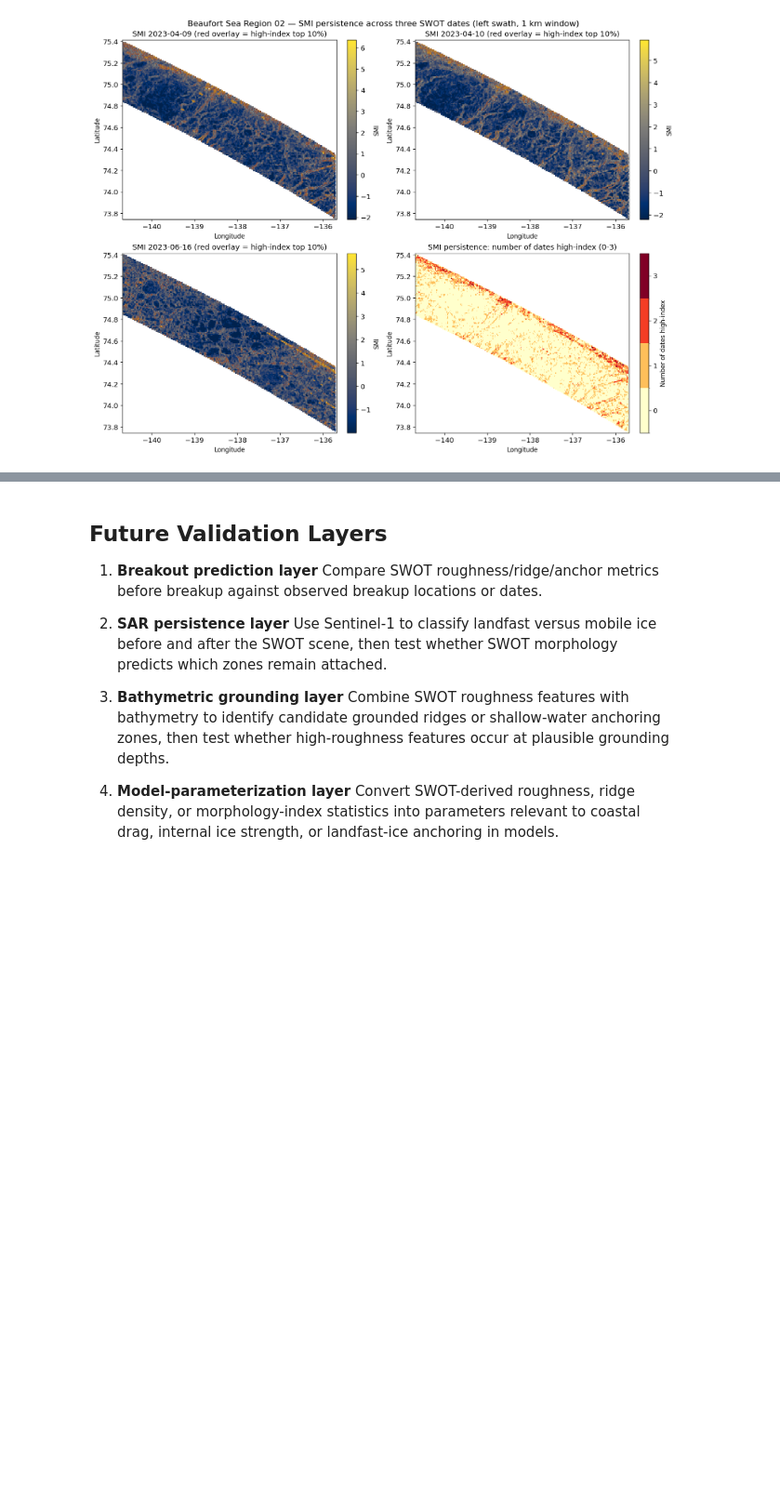
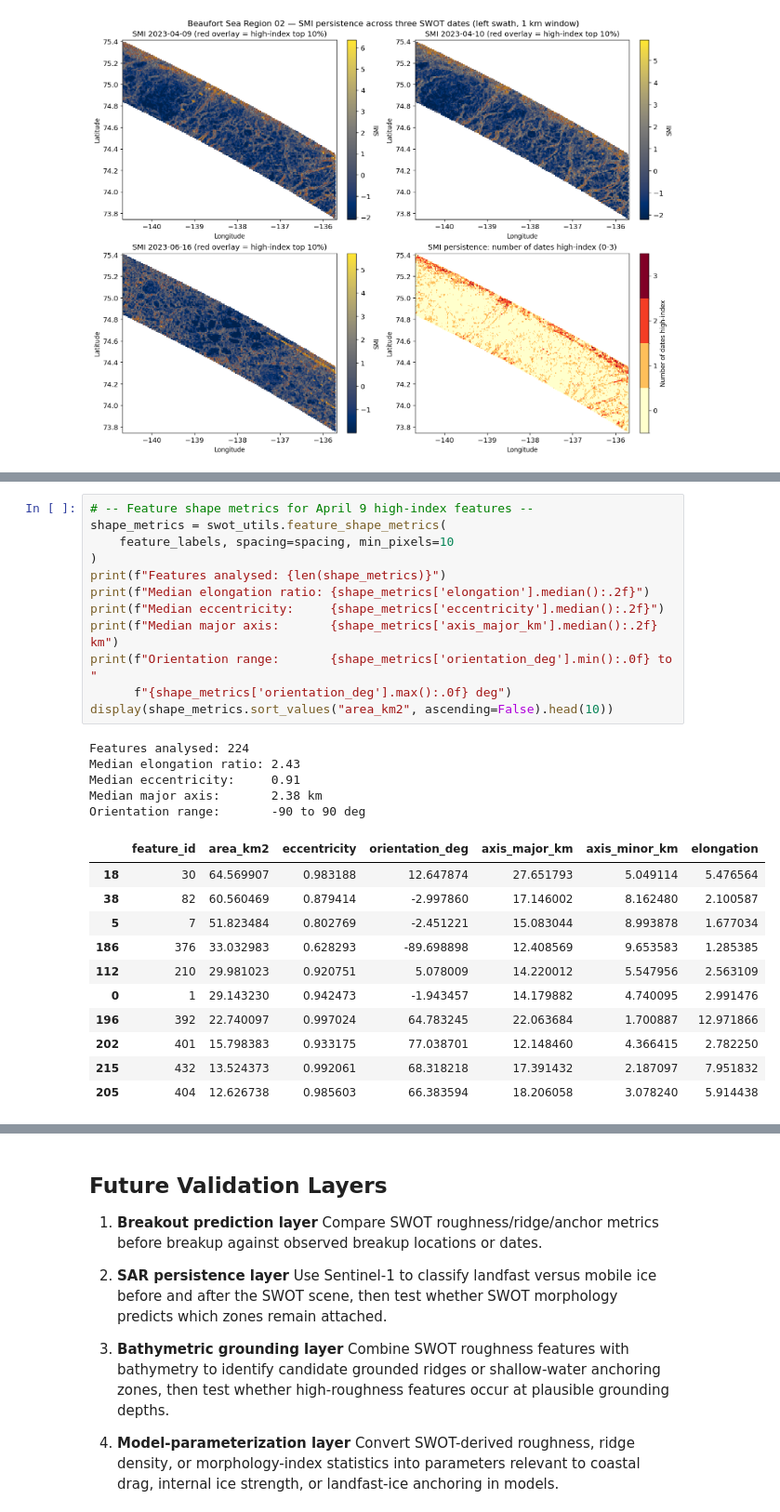
Before and after one commit to amstringer0303/swot_landfast_morphology_probe, a Jupyter notebook: swot_landfast_morphology_probe.ipynb, the cells around one changed output, grey strips where cells are left out. Shown at 93% size. Saved outputs shown, nothing was run; the diff lists cells and outputs as text; blank space fills up the shorter version.

```diff
--- a/swot_landfast_morphology_probe.ipynb
+++ b/swot_landfast_morphology_probe.ipynb
@@ -742,0 +998,29 @@ WindowsPath('figures/smi_persistence_region02_left.png')
+# %%
+# -- Feature shape metrics for April 9 high-index features --
+shape_metrics = swot_utils.feature_shape_metrics(
+    feature_labels, spacing=spacing, min_pixels=10
+)
+print(f"Features analysed: {len(shape_metrics)}")
+print(f"Median elongation ratio: {shape_metrics['elongation'].median():.2f}")
+print(f"Median eccentricity:     {shape_metrics['eccentricity'].median():.2f}")
+print(f"Median major axis:       {shape_metrics['axis_major_km'].median():.2f} km")
+print(f"Orientation range:       {shape_metrics['orientation_deg'].min():.0f} to "
+      f"{shape_metrics['orientation_deg'].max():.0f} deg")
+display(shape_metrics.sort_values("area_km2", ascending=False).head(10))
+# %% [output]
+Features analysed: 224
+Median elongation ratio: 2.43
+Median eccentricity:     0.91
+Median major axis:       2.38 km
+Orientation range:       -90 to 90 deg
+|  | feature_id | area_km2 | eccentricity | orientation_deg | axis_major_km | axis_minor_km | elongation |
+| 18 | 30 | 64.569907 | 0.983188 | 12.647874 | 27.651793 | 5.049114 | 5.476564 |
+| 38 | 82 | 60.560469 | 0.879414 | -2.997860 | 17.146002 | 8.162480 | 2.100587 |
+| 5 | 7 | 51.823484 | 0.802769 | -2.451221 | 15.083044 | 8.993878 | 1.677034 |
+| 186 | 376 | 33.032983 | 0.628293 | -89.698898 | 12.408569 | 9.653583 | 1.285385 |
+| 112 | 210 | 29.981023 | 0.920751 | 5.078009 | 14.220012 | 5.547956 | 2.563109 |
+| 0 | 1 | 29.143230 | 0.942473 | -1.943457 | 14.179882 | 4.740095 | 2.991476 |
+| 196 | 392 | 22.740097 | 0.997024 | 64.783245 | 22.063684 | 1.700887 | 12.971866 |
+| 202 | 401 | 15.798383 | 0.933175 | 77.038701 | 12.148460 | 4.366415 | 2.782250 |
+| 215 | 432 | 13.524373 | 0.992061 | 68.318218 | 17.391432 | 2.187097 | 7.951832 |
+| 205 | 404 | 12.626738 | 0.985603 | 66.383594 | 18.206058 | 3.078240 | 5.914438 |
```
Also changed, not shown: parts of 13 cells of this notebook, 13 other files.
